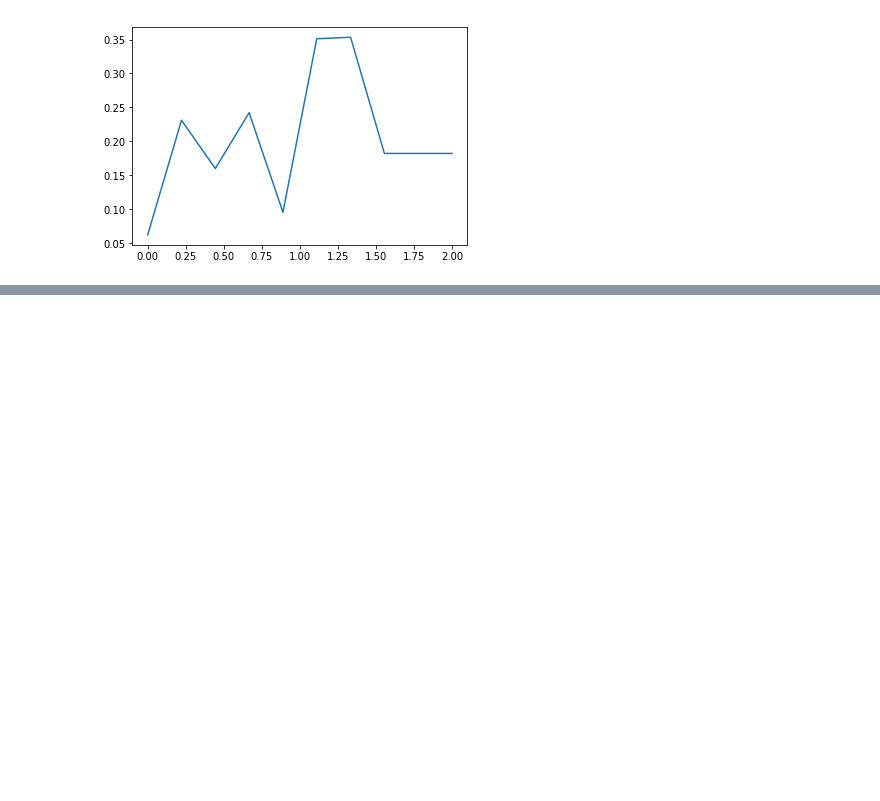
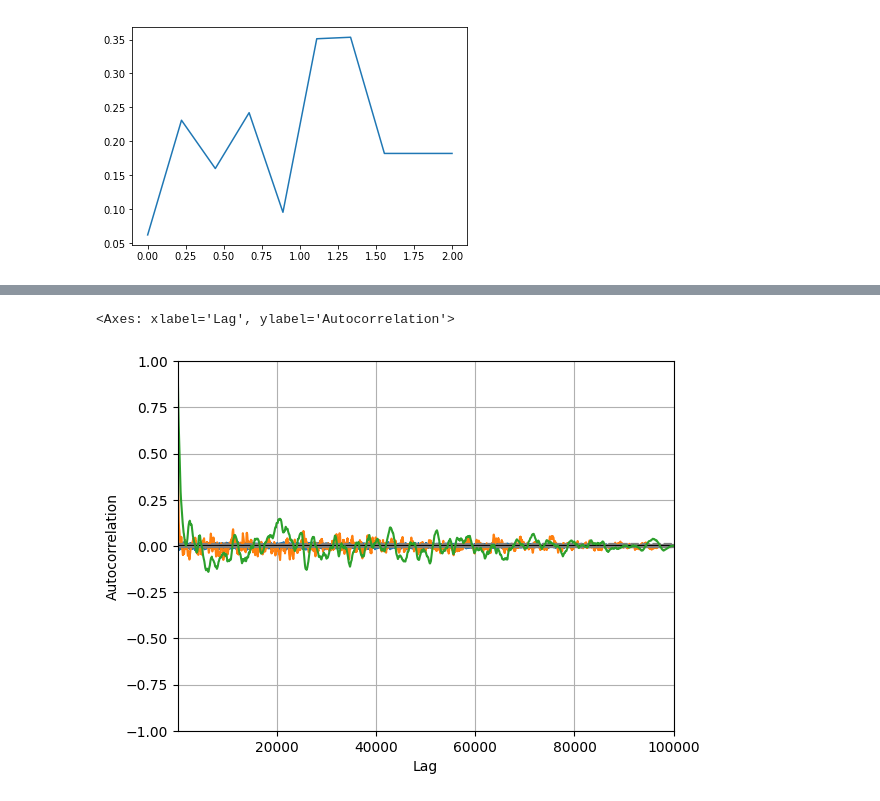
Before and after one commit to saumya-shivam/Ising_monte_carlo, a Jupyter notebook: cluster_algorithm.ipynb, the cells around one changed output, grey strips where cells are left out. Cells and saved outputs as stored; diff of their text form; code cells hidden in the pictures; blank space fills up the shorter version.

```diff
--- a/cluster_algorithm.ipynb
+++ b/cluster_algorithm.ipynb
@@ -249,0 +261,13 @@ plt.plot(model.temp,model.Zexp)
+# %%
+Zexp=np.loadtxt('data/2DIsingMC_cluster_Nsites_100_temp_0.2_full.dat')
+df=pd.Series(np.abs(Zexp))
+pd.plotting.autocorrelation_plot(df)
+Zexp2=np.loadtxt('data/2DIsingMC_cluster_Nsites_2500_temp_0.2_full.dat')
+df2=pd.Series(np.abs(Zexp2))
+pd.plotting.autocorrelation_plot(df2)
+Zexp3=np.loadtxt('data/2DIsingMC_cluster_Nsites_10000_temp_0.2_full.dat')
+df3=pd.Series(np.abs(Zexp3))
+pd.plotting.autocorrelation_plot(df3)
+# %% [output]
+<Axes: xlabel='Lag', ylabel='Autocorrelation'>
+[figure, added]
```
Also changed, not shown: parts of 3 cells of this notebook, 23 other files.
